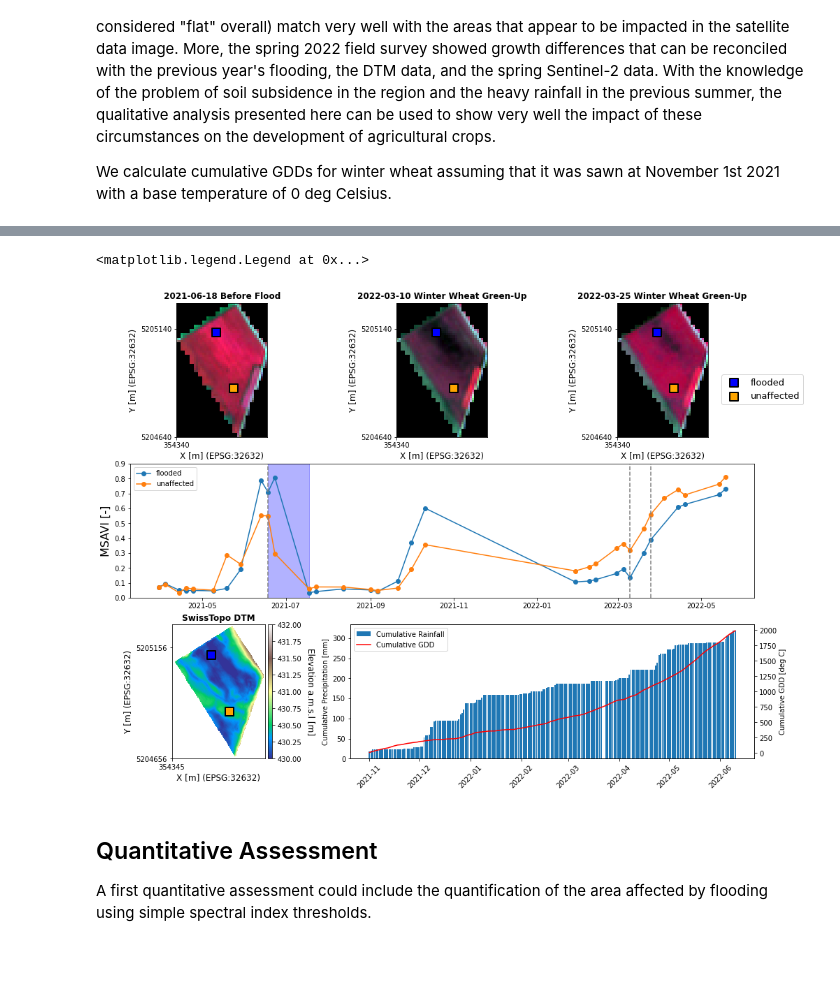
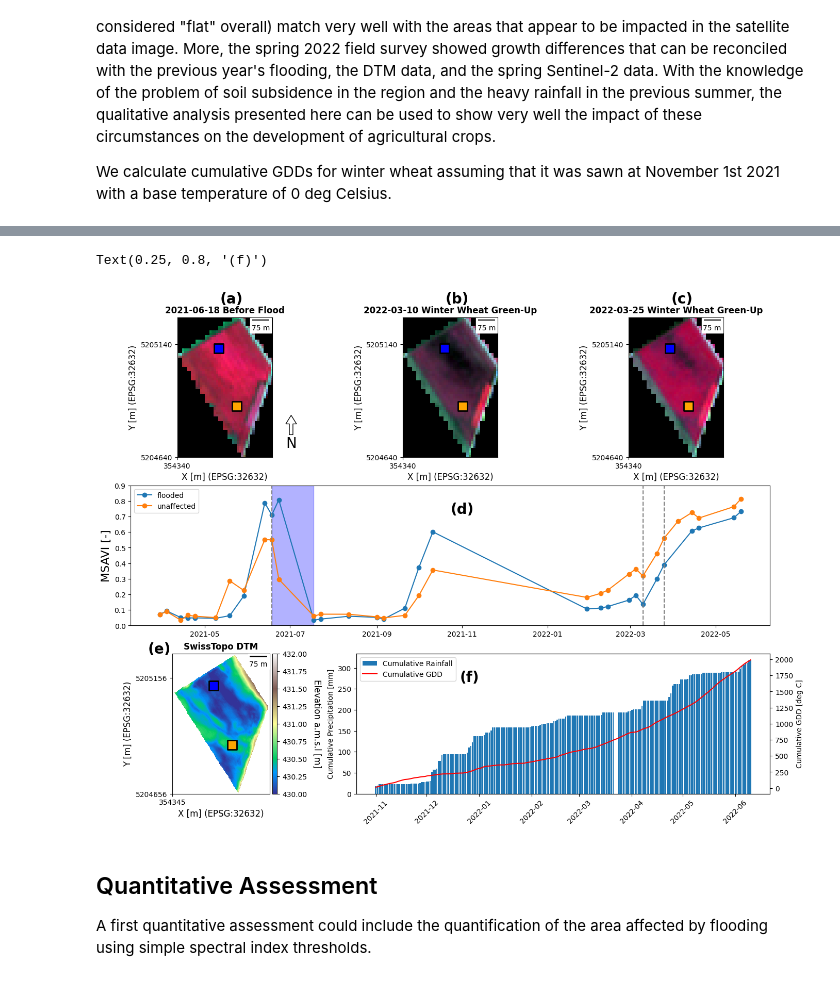
Before and after one commit to EOA-team/eodal_notebooks, a Jupyter notebook: notebooks/Sentinel-2/sentinel2_crop_growing_conditions.ipynb, the cells around one changed output, grey strips where cells are left out. Saved outputs shown, nothing was run; the diff lists cells and outputs as text; code cells hidden in the pictures.

Commit message:
introducing scalebar and north-arrow

```diff
--- a/notebooks/Sentinel-2/sentinel2_crop_growing_conditions.ipynb
+++ b/notebooks/Sentinel-2/sentinel2_crop_growing_conditions.ipynb
@@ -710,4 +737,6 @@ meteo_ww['Date'] = meteo_ww.time.apply(lambda x: x.date())
 # %%
+from matplotlib_scalebar.scalebar import ScaleBar
+
 # open figure for plotting
 fig = plt.figure(figsize=(16,12))
 gs = fig.add_gridspec(ncols=3, nrows=3)
@@ -724,6 +753,14 @@ ax1_title = ax1.set_title('2021-06-18 Before Flood')
 ax1.scatter(flooded_pix.x, flooded_pix.y, color='blue', label='flooded', s=150, marker='s', linewidths=2, edgecolor='black')
 ax1.scatter(unaffected_pix.x, unaffected_pix.y, color='orange', label='unaffected', s=150, marker='s', linewidths=2, edgecolor='black')
 plt.setp(ax1_title, color='black', fontweight='bold')
+scalebar = ScaleBar(dx=1, units="m")
+ax1.add_artist(scalebar)
+x, y, arrow_length = 1.2, 0.3, 0.2
+ax1.annotate('N', xy=(x, y), xytext=(x, y-arrow_length),
+            arrowprops=dict(facecolor='white', width=5, headwidth=15),
+            ha='center', va='center', fontsize=20,
+            xycoords=ax1.transAxes)
+ax1.text(0.45, 1.1, '(a)', transform=ax1.transAxes, size=20, weight='bold')
 
 # S2 spring 2022 (1)
 res_s22['feature_scenes'][date(2022,3,10)].plot_multiple_bands(['nir_1', 'red', 'green'], ax=ax2)
@@ -731,48 +768,59 @@ ax2_title = ax2.set_title('2022-03-10 Winter Wheat Green-Up')
 ax2.scatter(flooded_pix.x, flooded_pix.y, color='blue', label='flooded', s=150, marker='s', linewidths=2, edgecolor='black')
 ax2.scatter(unaffected_pix.x, unaffected_pix.y, color='orange', label='unaffected', s=150, marker='s', linewidths=2, edgecolor='black')
 plt.setp(ax2_title, color='black', fontweight='bold')
+scalebar = ScaleBar(dx=1, units="m")
+ax2.add_artist(scalebar)
+ax2.text(0.45, 1.1, '(b)', transform=ax2.transAxes, size=20, weight='bold')
 
 # S2 spring 2022 (2)
 res_s22['feature_scenes'][date(2022,3,25)].plot_multiple_bands(['nir_1', 'red', 'green'], ax=ax3)
 ax3_title = ax3.set_title('2022-03-25 Winter Wheat Green-Up')
 ax3.scatter(flooded_pix.x, flooded_pix.y, color='blue', label='flooded', s=150, marker='s', linewidths=2, edgecolor='black')
 ax3.scatter(unaffected_pix.x, unaffected_pix.y, color='orange', label='unaffected', s=150, marker='s', linewidths=2, edgecolor='black')
+scalebar = ScaleBar(dx=1, units="m")
+ax3.add_artist(scalebar)
 plt.setp(ax3_title, fontweight='bold')
-ax3.legend(bbox_to_anchor=(1.1, 0.5), fontsize=13)
+ax3.legend(bbox_to_anchor=(1., -0.2), fontsize=13)
+ax3.text(0.45, 1.1, '(c)', transform=ax3.transAxes, size=20, weight='bold')
 
 # time series of selected pixels
 ax4.plot(flooded.date[s1mask], flooded[vi][s1mask], label='flooded', linestyle='-', marker='o')
 ax4.plot(unaffected.date[s2mask], unaffected[vi][s2mask], label='unaffected', linestyle='-', marker='o')
 ax4.legend()
 ax4.set_ylabel('MSAVI [-]', fontsize=16)
 ax4.axvspan(date(2021,6,18), date(2021,7,18), alpha=0.3, color='blue')
 ax4.vlines(date(2021,6,18), ymin=0, ymax=0.9, linestyle='dashed', color='grey')
 ax4.vlines(date(2022,3,25), ymin=0, ymax=0.9, linestyle='dashed', color='grey')
 ax4.vlines(date(2022,3,10), ymin=0, ymax=0.9, linestyle='dashed', color='grey')
 ax4.set_ylim(0, 0.9)
+ax4.text(0.5, 0.8, '(d)', transform=ax4.transAxes, size=20, weight='bold')
 
 # elevation
 dtm['B1'].plot(colormap='terrain', colorbar_label='Elevation a.m.s.l [m]', ax=ax5, vmin=430, vmax=432)
 ax5_title = ax5.set_title('SwissTopo DTM')
 plt.setp(ax5_title, fontweight='bold')
 ax5.scatter(flooded_pix.x, flooded_pix.y, color='blue', label='flooded', s=150, marker='s', linewidths=2, edgecolor='black')
 ax5.scatter(unaffected_pix.x, unaffected_pix.y, color='orange', label='unaffected', s=150, marker='s', linewidths=2, edgecolor='black')
+scalebar = ScaleBar(dx=1, units="m")
+ax5.add_artist(scalebar)
+ax5.text(-0.25, 1., '(e)', transform=ax5.transAxes, size=20, weight='bold')
 
 # meteo (use spring 2022)
 ax6.bar(x=meteo_ww['Date'], height=meteo_ww['cumulative rainfall'], label='Cumulative Rainfall')
 ax6_2 = ax6.twinx()
 ax6_2.plot(meteo_ww['Date'], meteo_ww['cumulative GDD'], color='red', label='Cumulative GDD')
 _ = plt.setp(ax6.get_xticklabels(), rotation=45)
 ax6.set_ylabel('Cumulative Precipitation [mm]')
 ax6_2.set_ylabel('Cumulative GDD [deg C]')
 lines, labels = ax6.get_legend_handles_labels()
 lines2, labels2 = ax6_2.get_legend_handles_labels()
 ax6.legend(
     lines + lines2, labels + labels2,
 )
+ax6.text(0.25, 0.8, '(f)', transform=ax6.transAxes, size=20, weight='bold')
 # %% [output]
-<matplotlib.legend.Legend at 0x...>
+Text(0.25, 0.8, '(f)')
-[figure, old version]
+[figure, new version]
 # %%
 # save figure to dislk
 out_dir = base_dir.joinpath('img')
```
Also changed, not shown: parts of 13 cells of this notebook.
